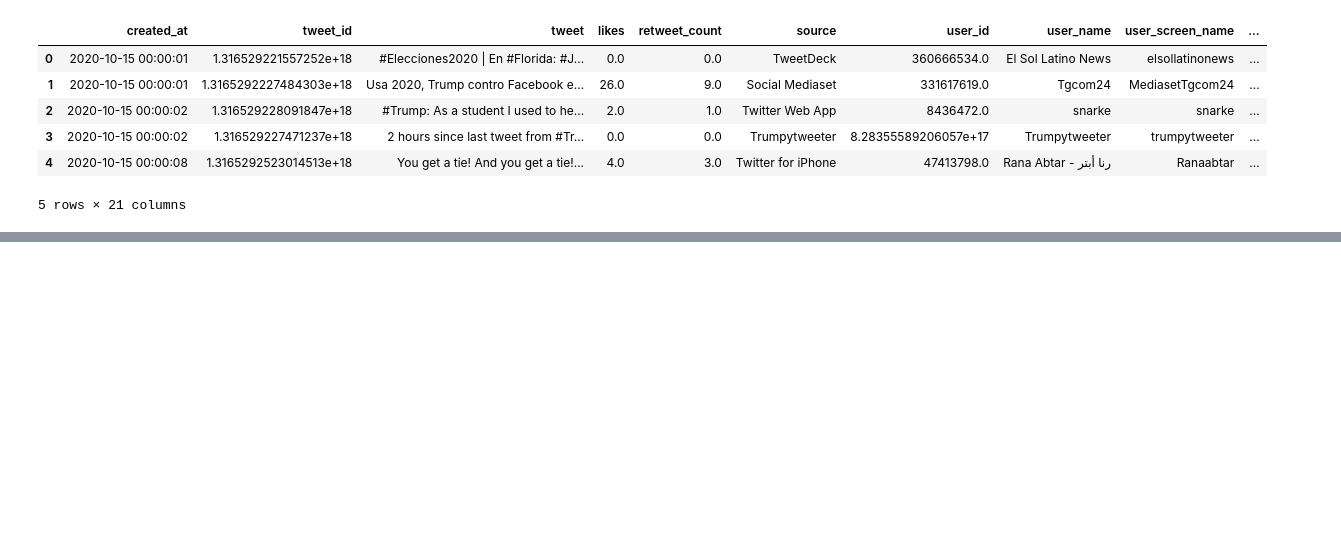
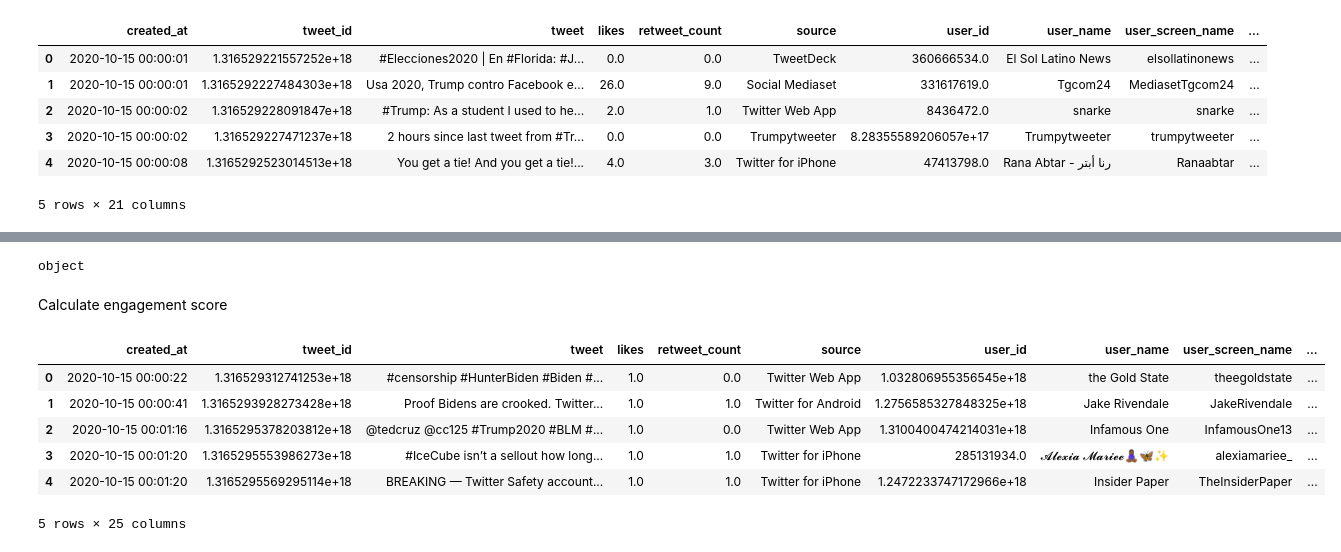
Before and after one commit to marcussleongg/twitter_political_sentiment_analysis, a Jupyter notebook: notebooks/analysis.ipynb, the cells around one changed output, grey strips where cells are left out. Cells and saved outputs as stored; diff of their text form; code cells hidden in the pictures; blank space fills up the shorter version.

```diff
--- a/notebooks/analysis.ipynb
+++ b/notebooks/analysis.ipynb
@@ -421,0 +498,6 @@ merged.to_csv("merged_output.csv", index=False)
+# %%
+print(merged_english["user_followers_count"].dtype)
+# %% [output]
+object
+# %% [markdown]
+Calculate engagement score
@@ -421,0 +511,10 @@ merged.to_csv("merged_output.csv", index=False)
+# %%
+merged_english.head()
+# %% [output]
+|  | created_at | tweet_id | tweet | likes | retweet_count | source | user_id | user_name | user_screen_name | ... |
+| 0 | 2020-10-15 00:00:22 | 1.316529312741253e+18 | #censorship #HunterBiden #Biden #... | 1.0 | 0.0 | Twitter Web App | 1.032806955356545e+18 | the Gold State | theegoldstate | ... |
+| 1 | 2020-10-15 00:00:41 | 1.3165293928273428e+18 | Proof Bidens are crooked. Twitter... | 1.0 | 1.0 | Twitter for Android | 1.2756585327848325e+18 | Jake Rivendale | JakeRivendale | ... |
+| 2 | 2020-10-15 00:01:16 | 1.3165295378203812e+18 | @tedcruz @cc125 #Trump2020 #BLM #... | 1.0 | 0.0 | Twitter Web App | 1.3100400474214031e+18 | Infamous One | InfamousOne13 | ... |
+| 3 | 2020-10-15 00:01:20 | 1.3165295553986273e+18 | #IceCube isn’t a sellout how long... | 1.0 | 1.0 | Twitter for iPhone | 285131934.0 | 𝓐𝓵𝓮𝔁𝓲𝓪 𝓜𝓪𝓻𝓲𝓮𝓮🧘🏾‍♀️🦋✨ | alexiamariee_ | ... |
+| 4 | 2020-10-15 00:01:20 | 1.3165295569295114e+18 | BREAKING — Twitter Safety account... | 1.0 | 1.0 | Twitter for iPhone | 1.2472233747172966e+18 | Insider Paper | TheInsiderPaper | ... |
+5 rows × 25 columns
```
Also changed, not shown: parts of 34 cells of this notebook.
